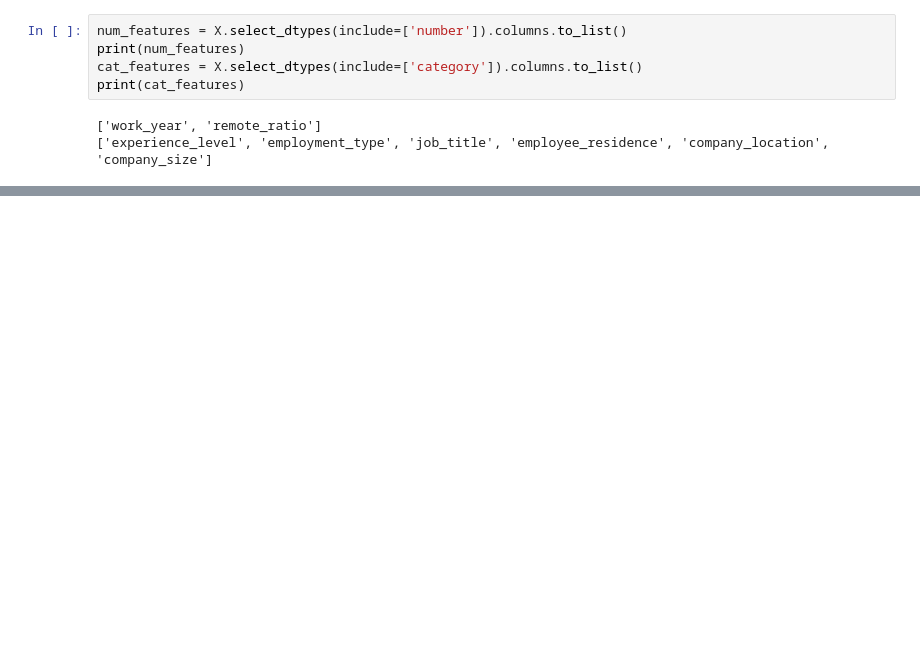
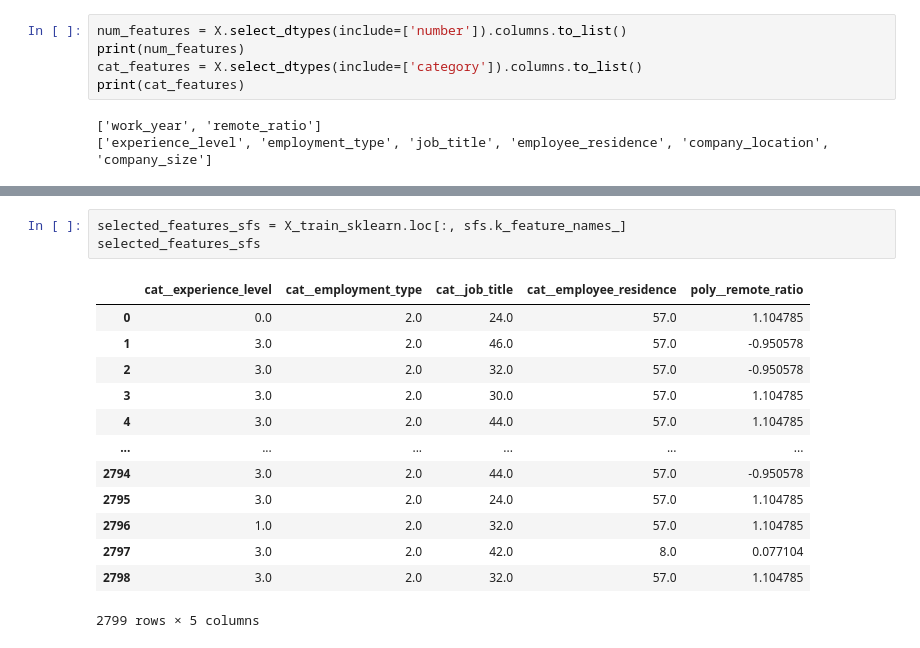
Before and after one commit to HotlineOn/iis, a Jupyter notebook: research/research2.ipynb, the cells around one changed output, grey strips where cells are left out. Cells and saved outputs as stored; diff of their text form; blank space fills up the shorter version.

```diff
--- a/research/research2.ipynb
+++ b/research/research2.ipynb
@@ -47,0 +214,17 @@ sp.fit_transform()
+# %%
+selected_features_sfs = X_train_sklearn.loc[:, sfs.k_feature_names_]
+selected_features_sfs
+# %% [output]
+|  | cat__experience_level | cat__employment_type | cat__job_title | cat__employee_residence | poly__remote_ratio |
+| 0 | 0.0 | 2.0 | 24.0 | 57.0 | 1.104785 |
+| 1 | 3.0 | 2.0 | 46.0 | 57.0 | -0.950578 |
+| 2 | 3.0 | 2.0 | 32.0 | 57.0 | -0.950578 |
+| 3 | 3.0 | 2.0 | 30.0 | 57.0 | 1.104785 |
+| 4 | 3.0 | 2.0 | 44.0 | 57.0 | 1.104785 |
+| ... | ... | ... | ... | ... | ... |
+| 2794 | 3.0 | 2.0 | 44.0 | 57.0 | -0.950578 |
+| 2795 | 3.0 | 2.0 | 24.0 | 57.0 | 1.104785 |
+| 2796 | 1.0 | 2.0 | 32.0 | 57.0 | 1.104785 |
+| 2797 | 3.0 | 2.0 | 42.0 | 8.0 | 0.077104 |
+| 2798 | 3.0 | 2.0 | 32.0 | 57.0 | 1.104785 |
+2799 rows × 5 columns
```
Also changed, not shown: parts of 39 cells of this notebook, 8 other files.
